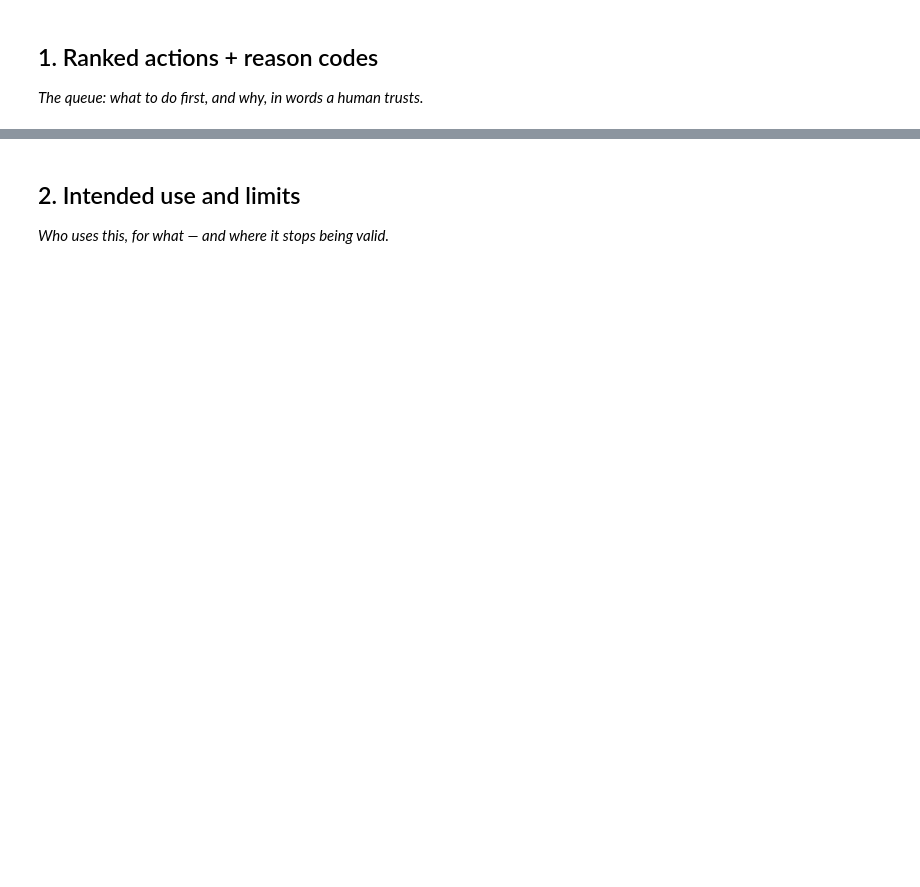
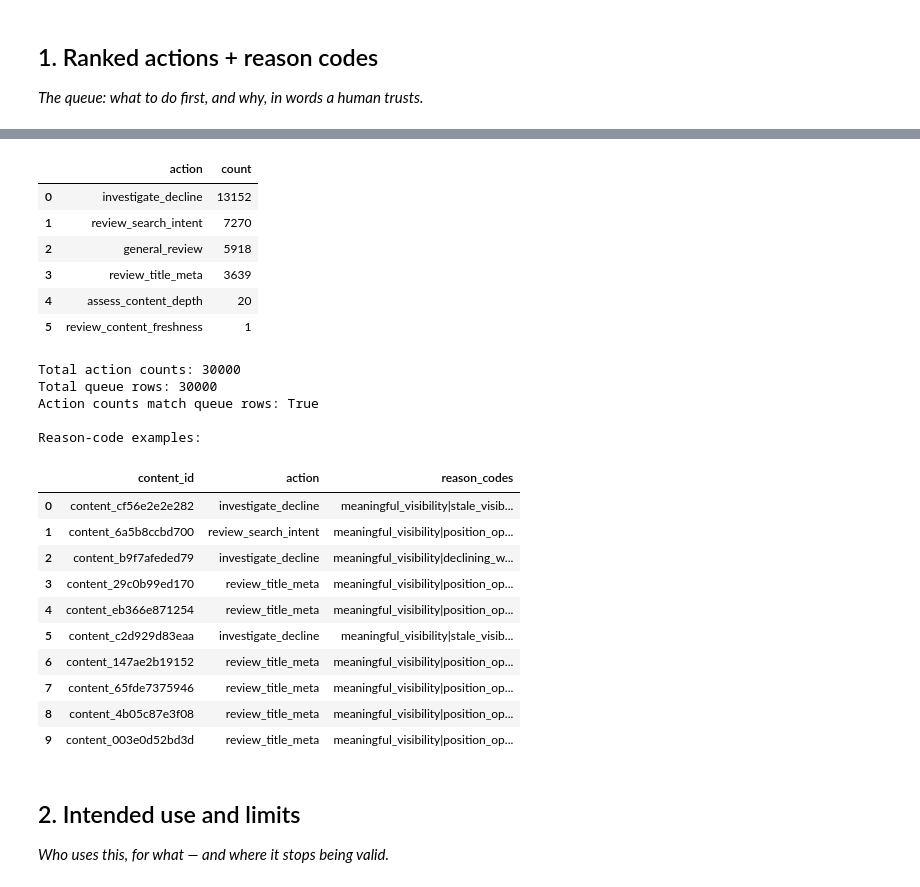
Before and after one commit to surajprai2111-ui/ML-assignment, a Jupyter notebook: work/notebooks/w07_action_playbook.ipynb, the cells around one changed output, grey strips where cells are left out. Drawn from its saved outputs; the diff is of its cells as text; code cells hidden in the pictures; blank space fills up the shorter version.

```diff
--- a/work/notebooks/w07_action_playbook.ipynb
+++ b/work/notebooks/w07_action_playbook.ipynb
@@ -16,3 +293,40 @@ This skeleton is yours to fill. Work the sections **in order** — each one has
+# %%
+# Verify all action categories and their counts
+
+action_counts = output["action"].value_counts(dropna=False)
+
+display(action_counts.rename_axis("action").reset_index(name="count"))
+
+print("Total action counts:", action_counts.sum())
+print("Total queue rows:", len(output))
+print("Action counts match queue rows:", action_counts.sum() == len(output))
+
+print("\nReason-code examples:")
+display(output[["content_id", "action", "reason_codes"]].head(10))
+# %% [output]
+|  | action | count |
+| 0 | investigate_decline | 13152 |
+| 1 | review_search_intent | 7270 |
+| 2 | general_review | 5918 |
+| 3 | review_title_meta | 3639 |
+| 4 | assess_content_depth | 20 |
+| 5 | review_content_freshness | 1 |
+Total action counts: 30000
+Total queue rows: 30000
+Action counts match queue rows: True
+
+Reason-code examples:
+|  | content_id | action | reason_codes |
+| 0 | content_cf56e2e2e282 | investigate_decline | meaningful_visibility|stale_visib... |
+| 1 | content_6a5b8ccbd700 | review_search_intent | meaningful_visibility|position_op... |
+| 2 | content_b9f7afeded79 | investigate_decline | meaningful_visibility|declining_w... |
+| 3 | content_29c0b99ed170 | review_title_meta | meaningful_visibility|position_op... |
+| 4 | content_eb366e871254 | review_title_meta | meaningful_visibility|position_op... |
+| 5 | content_c2d929d83eaa | investigate_decline | meaningful_visibility|stale_visib... |
+| 6 | content_147ae2b19152 | review_title_meta | meaningful_visibility|position_op... |
+| 7 | content_65fde7375946 | review_title_meta | meaningful_visibility|position_op... |
+| 8 | content_4b05c87e3f08 | review_title_meta | meaningful_visibility|position_op... |
+| 9 | content_003e0d52bd3d | review_title_meta | meaningful_visibility|position_op... |
 # %% [markdown]
 ## 2. Intended use and limits
 
```
Also changed, not shown: parts of 11 cells of this notebook.
